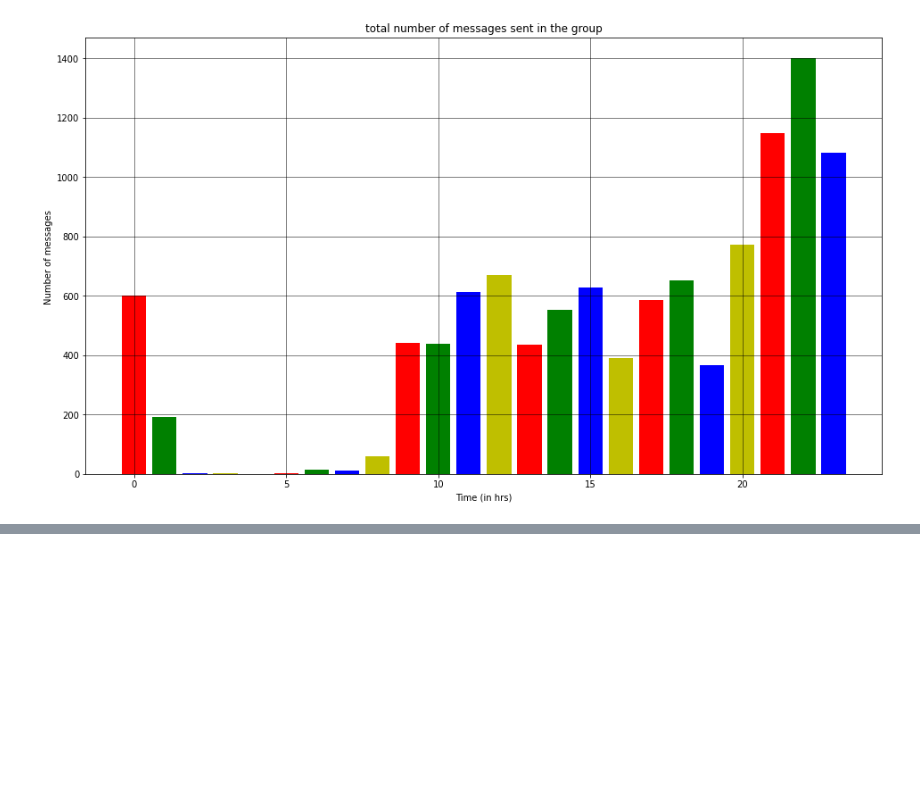
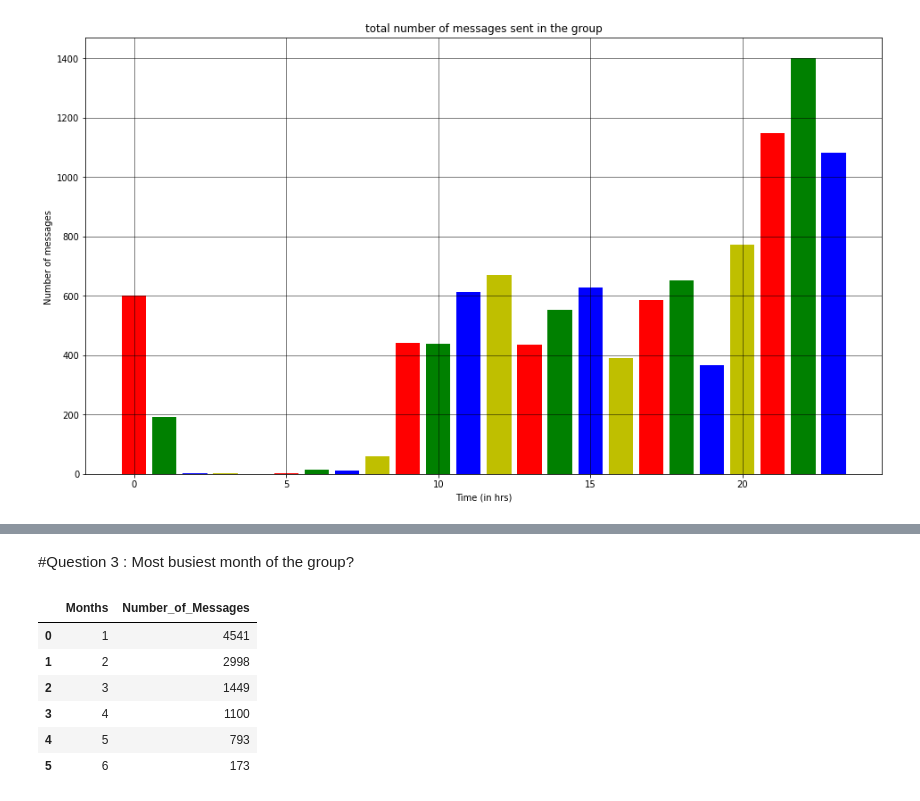
Before and after one commit to MOULIK-RAZDAN/WHATSAPP-CHATS-STATS, a Jupyter notebook: Whatsapp_(EDA).ipynb, the cells around one changed output, grey strips where cells are left out. Drawn from its saved outputs; the diff is of its cells as text; code cells hidden in the pictures; blank space fills up the shorter version.

```diff
--- a/Whatsapp_(EDA).ipynb
+++ b/Whatsapp_(EDA).ipynb
@@ -202 +213,3 @@ Pass the following variables as keyword args: x, y. From version 0.12, the only
 [figure]
+# %% [markdown]
+#Question 3 : Most busiest month of the group?
@@ -202,0 +218,17 @@ Pass the following variables as keyword args: x, y. From version 0.12, the only
+# %%
+whatsapp_df3["Number_of_Messages"] = [1] * whatsapp_df3.shape[0]
+
+whatsapp_df3["Months"] = whatsapp_df2["datetime"].apply(lambda x: x.month)
+
+time_df = whatsapp_df3.groupby('Months').count().sort_values(by = "Months").reset_index()
+
+time_df.drop(['user','datetime','message'], axis=1,inplace= True)
+time_df
+# %% [output]
+|  | Months | Number_of_Messages |
+| 0 | 1 | 4541 |
+| 1 | 2 | 2998 |
+| 2 | 3 | 1449 |
+| 3 | 4 | 1100 |
+| 4 | 5 | 793 |
+| 5 | 6 | 173 |
```
Also changed, not shown: parts of 6 cells of this notebook.
